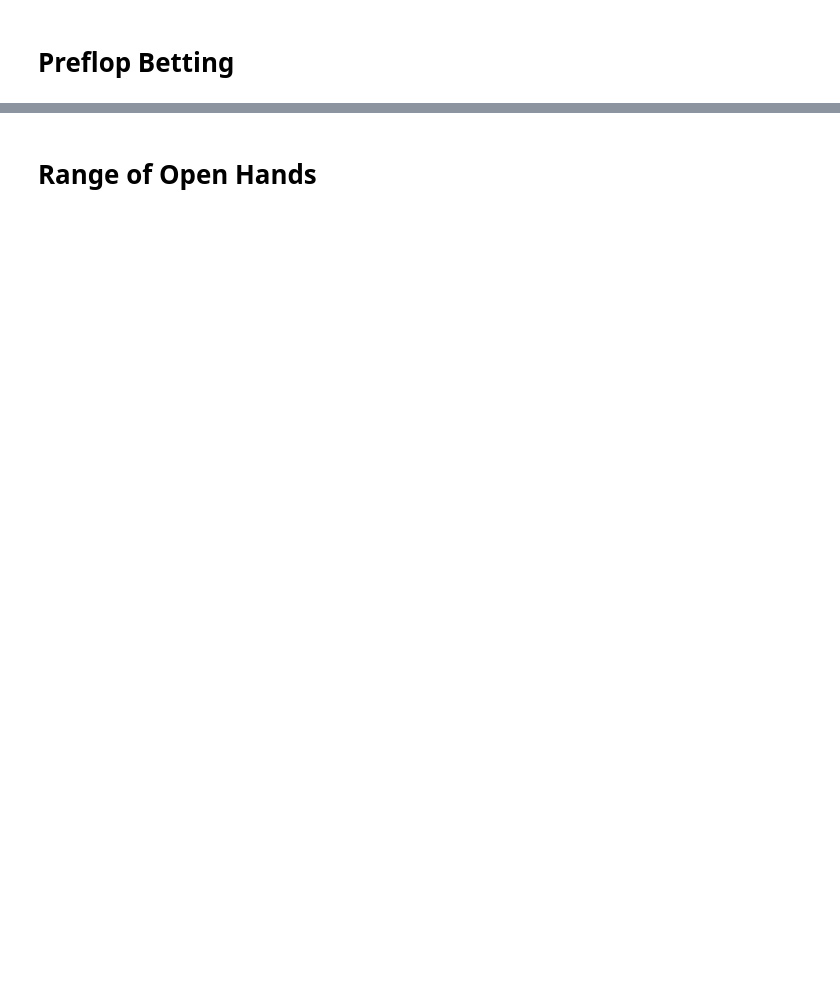
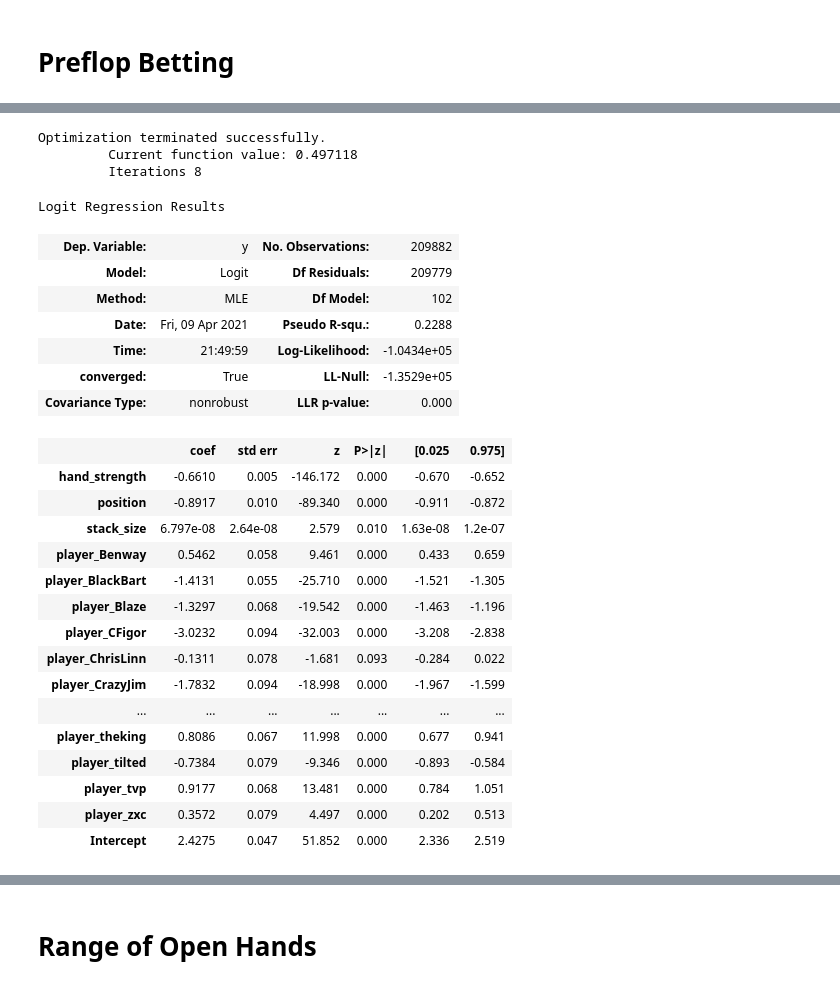
Before and after one commit to DhruvDadhania/project, a Jupyter notebook: Project EDA.ipynb, the cells around one changed output, grey strips where cells are left out. Saved outputs shown, nothing was run; the diff lists cells and outputs as text; code cells hidden in the pictures; blank space fills up the shorter version.

Commit message:
Add results

```diff
--- a/Project EDA.ipynb
+++ b/Project EDA.ipynb
@@ -140,0 +172,35 @@ for i in range(4):
+# %%
+import statsmodels.discrete.discrete_model as sm
+
+# With player
+logit = sm.Logit(pre_raise['didRaise'].values, pre_raise.loc[:, pre_raise.columns != 'didRaise'].values).fit()
+full_llf = logit.llf
+logit.summary(xname = list(pre_raise.loc[:, pre_raise.columns != 'didRaise'].columns.values))
+# %% [output]
+Optimization terminated successfully.
+         Current function value: 0.497118
+         Iterations 8
+Logit Regression Results
+| Dep. Variable: | y | No. Observations: | 209882 |
+| Model: | Logit | Df Residuals: | 209779 |
+| Method: | MLE | Df Model: | 102 |
+| Date: | Fri, 09 Apr 2021 | Pseudo R-squ.: | 0.2288 |
+| Time: | 21:49:59 | Log-Likelihood: | -1.0434e+05 |
+| converged: | True | LL-Null: | -1.3529e+05 |
+| Covariance Type: | nonrobust | LLR p-value: | 0.000 |
+|  | coef | std err | z | P>|z| | [0.025 | 0.975] |
+| hand_strength | -0.6610 | 0.005 | -146.172 | 0.000 | -0.670 | -0.652 |
+| position | -0.8917 | 0.010 | -89.340 | 0.000 | -0.911 | -0.872 |
+| stack_size | 6.797e-08 | 2.64e-08 | 2.579 | 0.010 | 1.63e-08 | 1.2e-07 |
+| player_Benway | 0.5462 | 0.058 | 9.461 | 0.000 | 0.433 | 0.659 |
+| player_BlackBart | -1.4131 | 0.055 | -25.710 | 0.000 | -1.521 | -1.305 |
+| player_Blaze | -1.3297 | 0.068 | -19.542 | 0.000 | -1.463 | -1.196 |
+| player_CFigor | -3.0232 | 0.094 | -32.003 | 0.000 | -3.208 | -2.838 |
+| player_ChrisLinn | -0.1311 | 0.078 | -1.681 | 0.093 | -0.284 | 0.022 |
+| player_CrazyJim | -1.7832 | 0.094 | -18.998 | 0.000 | -1.967 | -1.599 |
+| ... | ... | ... | ... | ... | ... | ... |
+| player_theking | 0.8086 | 0.067 | 11.998 | 0.000 | 0.677 | 0.941 |
+| player_tilted | -0.7384 | 0.079 | -9.346 | 0.000 | -0.893 | -0.584 |
+| player_tvp | 0.9177 | 0.068 | 13.481 | 0.000 | 0.784 | 1.051 |
+| player_zxc | 0.3572 | 0.079 | 4.497 | 0.000 | 0.202 | 0.513 |
+| Intercept | 2.4275 | 0.047 | 51.852 | 0.000 | 2.336 | 2.519 |
```
Also changed, not shown: parts of 43 cells of this notebook, 2 other files.
